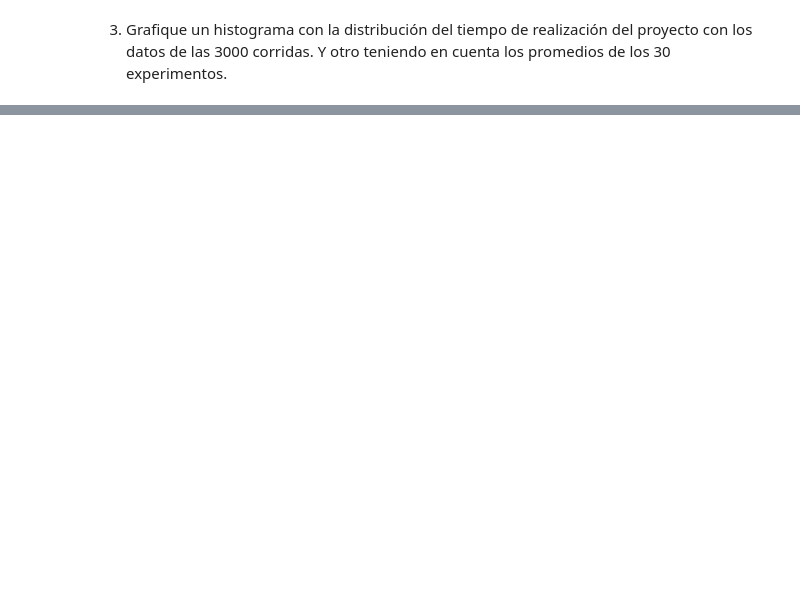
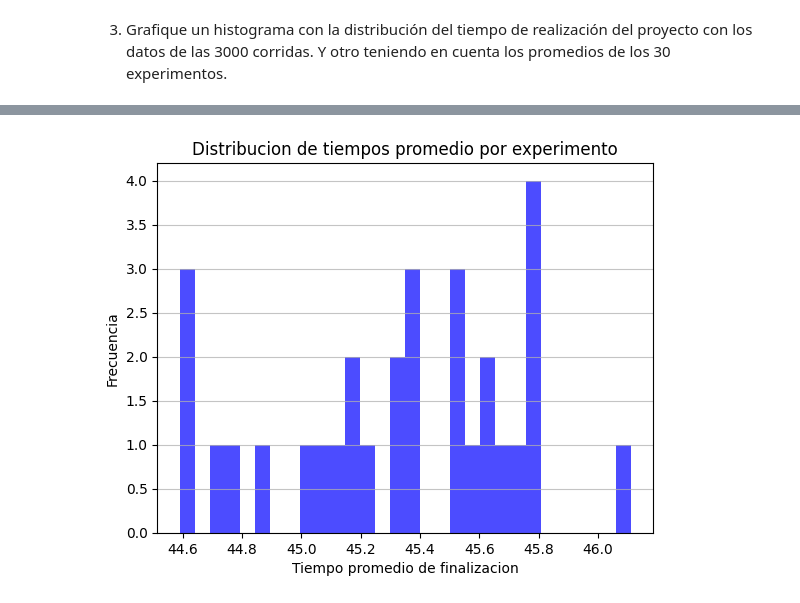
Before and after one commit to andressantillan/tp5-modelos, a Jupyter notebook: tp5.ipynb, the cells around one changed output, grey strips where cells are left out. Drawn from its saved outputs; the diff is of its cells as text; code cells hidden in the pictures; blank space fills up the shorter version.

```diff
--- a/tp5.ipynb
+++ b/tp5.ipynb
@@ -123,0 +184,6 @@ plt.grid(axis='y', alpha=0.75)
+# %%
+contadoresLavadero = simulacionLavadero()
+promedioProyecto = np.mean(contadoresLavadero['total'])
+li, ls = calc_intervalo_confianza(contadoresLavadero['total'], np.std(contadoresLavadero['total']), Z)
+print(f'Tiempo promedio de finalizacion del proyecto: {int(promedioProyecto)}')
+print(f'Intervalo de confianza: {li:.2f} - {ls:.2f}')
@@ -123,0 +222,8 @@ plt.grid(axis='y', alpha=0.75)
+# %%
+plt.hist(contadoresLavadero['promedioExperimento'], bins=30, color='blue', alpha=0.7)
+plt.title('Distribucion de tiempos promedio por experimento')
+plt.xlabel('Tiempo promedio de finalizacion')
+plt.ylabel('Frecuencia')
+plt.grid(axis='y', alpha=0.75)
+# %% [output]
+[figure, added]
```
Also changed, not shown: parts of 21 cells of this notebook, 2 other files.
